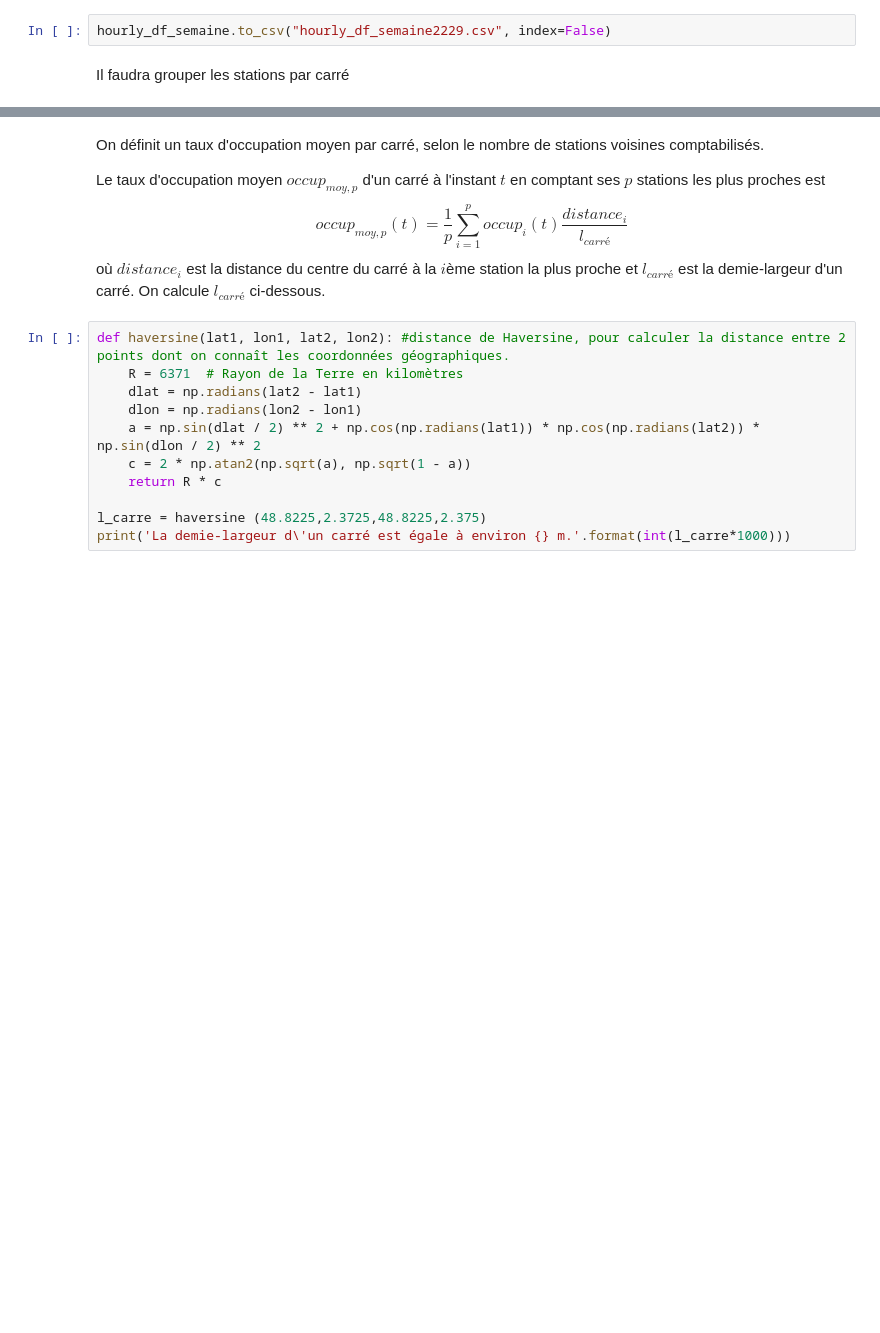
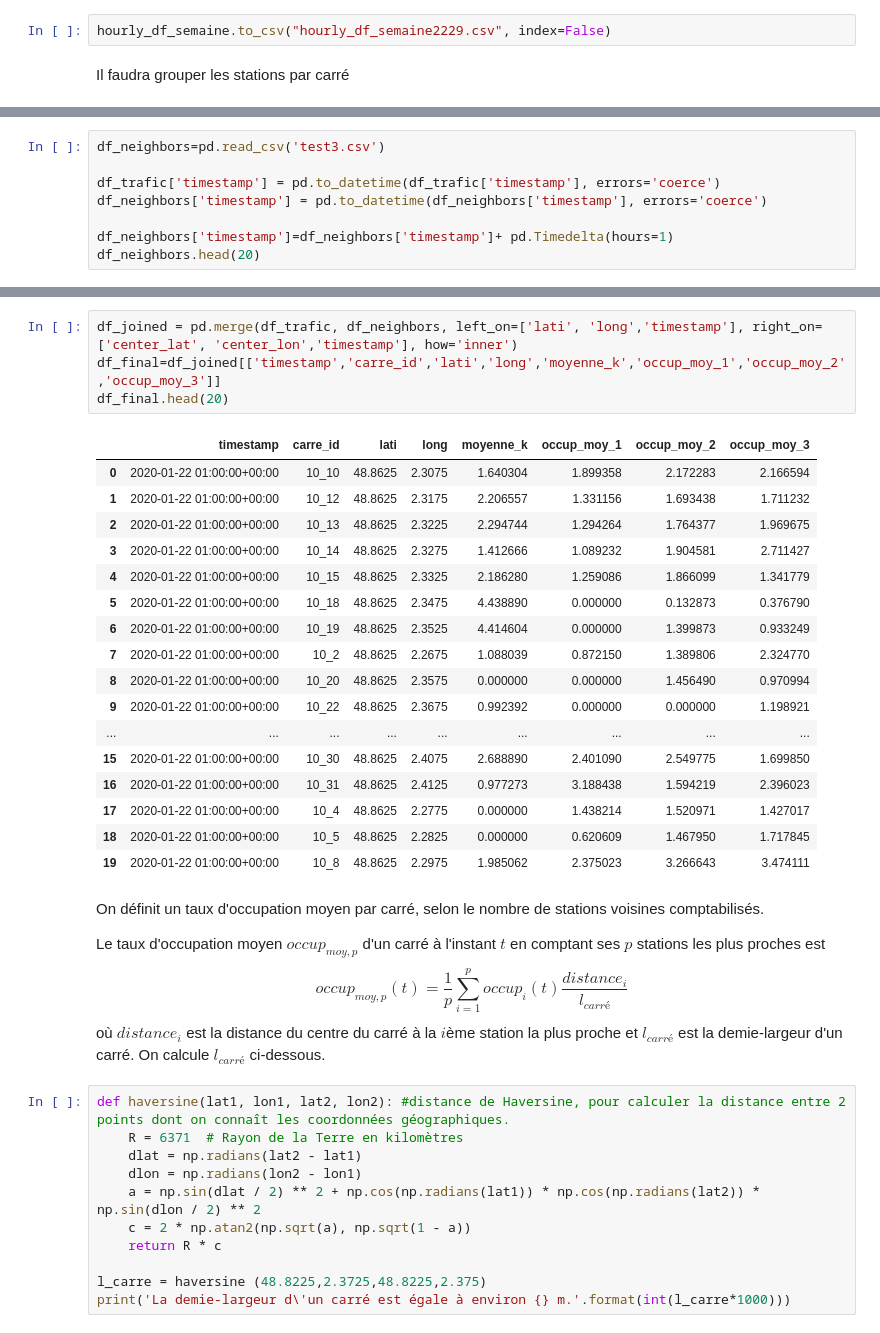
Before and after one commit to dantruski/Projet-Python-DS-Belib, a Jupyter notebook: main.ipynb, the cells around one changed output, grey strips where cells are left out. Drawn from its saved outputs; the diff is of its cells as text; blank space fills up the shorter version.

```diff
--- a/main.ipynb
+++ b/main.ipynb
@@ -402,0 +388,8 @@ df_neighbors.head(20)
+# %%
+df_neighbors=pd.read_csv('test3.csv')
+
+df_trafic['timestamp'] = pd.to_datetime(df_trafic['timestamp'], errors='coerce')
+df_neighbors['timestamp'] = pd.to_datetime(df_neighbors['timestamp'], errors='coerce')
+
+df_neighbors['timestamp']=df_neighbors['timestamp']+ pd.Timedelta(hours=1)
+df_neighbors.head(20)
@@ -403,3 +414,25 @@ df_neighbors.head(20)
+# %%
+df_joined = pd.merge(df_trafic, df_neighbors, left_on=['lati', 'long','timestamp'], right_on=['center_lat', 'center_lon','timestamp'], how='inner')
+df_final=df_joined[['timestamp','carre_id','lati','long','moyenne_k','occup_moy_1','occup_moy_2','occup_moy_3']]
+df_final.head(20)
+# %% [output]
+|  | timestamp | carre_id | lati | long | moyenne_k | occup_moy_1 | occup_moy_2 | occup_moy_3 |
+| 0 | 2020-01-22 01:00:00+00:00 | 10_10 | 48.8625 | 2.3075 | 1.640304 | 1.899358 | 2.172283 | 2.166594 |
+| 1 | 2020-01-22 01:00:00+00:00 | 10_12 | 48.8625 | 2.3175 | 2.206557 | 1.331156 | 1.693438 | 1.711232 |
+| 2 | 2020-01-22 01:00:00+00:00 | 10_13 | 48.8625 | 2.3225 | 2.294744 | 1.294264 | 1.764377 | 1.969675 |
+| 3 | 2020-01-22 01:00:00+00:00 | 10_14 | 48.8625 | 2.3275 | 1.412666 | 1.089232 | 1.904581 | 2.711427 |
+| 4 | 2020-01-22 01:00:00+00:00 | 10_15 | 48.8625 | 2.3325 | 2.186280 | 1.259086 | 1.866099 | 1.341779 |
+| 5 | 2020-01-22 01:00:00+00:00 | 10_18 | 48.8625 | 2.3475 | 4.438890 | 0.000000 | 0.132873 | 0.376790 |
+| 6 | 2020-01-22 01:00:00+00:00 | 10_19 | 48.8625 | 2.3525 | 4.414604 | 0.000000 | 1.399873 | 0.933249 |
+| 7 | 2020-01-22 01:00:00+00:00 | 10_2 | 48.8625 | 2.2675 | 1.088039 | 0.872150 | 1.389806 | 2.324770 |
+| 8 | 2020-01-22 01:00:00+00:00 | 10_20 | 48.8625 | 2.3575 | 0.000000 | 0.000000 | 1.456490 | 0.970994 |
+| 9 | 2020-01-22 01:00:00+00:00 | 10_22 | 48.8625 | 2.3675 | 0.992392 | 0.000000 | 0.000000 | 1.198921 |
+| ... | ... | ... | ... | ... | ... | ... | ... | ... |
+| 15 | 2020-01-22 01:00:00+00:00 | 10_30 | 48.8625 | 2.4075 | 2.688890 | 2.401090 | 2.549775 | 1.699850 |
+| 16 | 2020-01-22 01:00:00+00:00 | 10_31 | 48.8625 | 2.4125 | 0.977273 | 3.188438 | 1.594219 | 2.396023 |
+| 17 | 2020-01-22 01:00:00+00:00 | 10_4 | 48.8625 | 2.2775 | 0.000000 | 1.438214 | 1.520971 | 1.427017 |
+| 18 | 2020-01-22 01:00:00+00:00 | 10_5 | 48.8625 | 2.2825 | 0.000000 | 0.620609 | 1.467950 | 1.717845 |
+| 19 | 2020-01-22 01:00:00+00:00 | 10_8 | 48.8625 | 2.2975 | 1.985062 | 2.375023 | 3.266643 | 3.474111 |
 # %% [markdown]
 On définit un taux d'occupation moyen par carré, selon le nombre de stations voisines comptabilisés.
 
```
Also changed, not shown: parts of 5 cells of this notebook, 2 other files.
